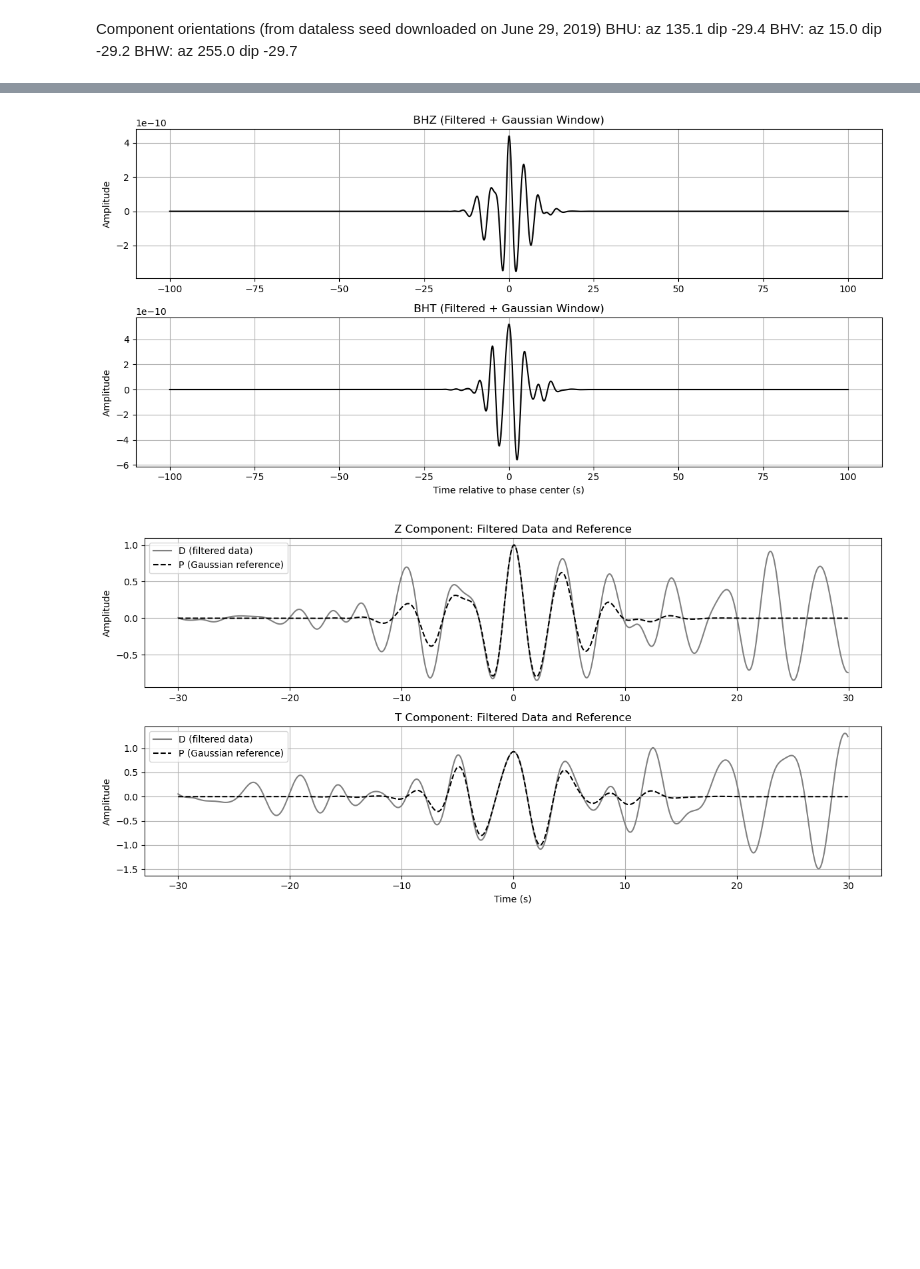
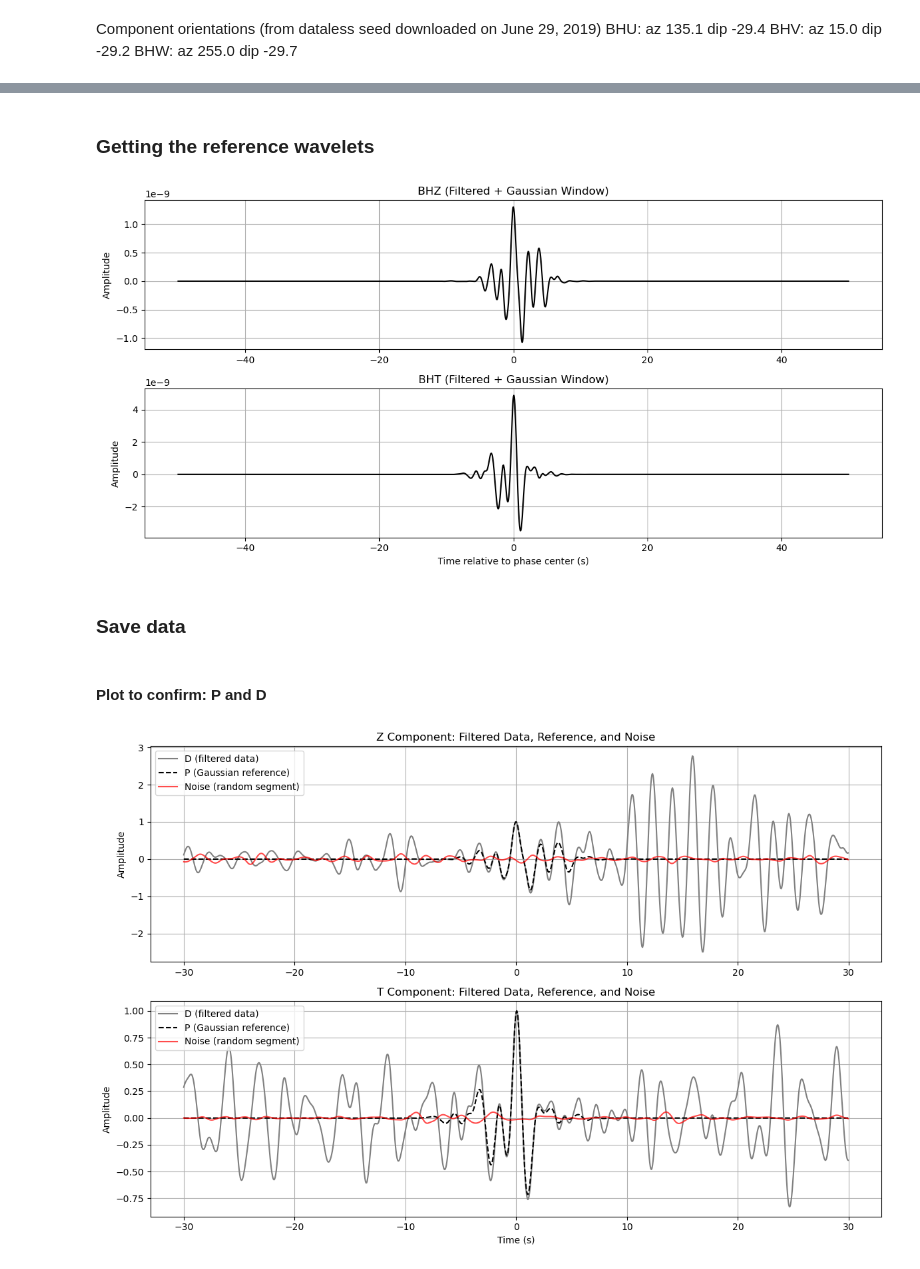
Before and after one commit to evanzzq/SHARP-SS, a Jupyter notebook: mars.ipynb, the cells around one changed output, grey strips where cells are left out. Drawn from its saved outputs; the diff is of its cells as text; code cells hidden in the pictures; blank space fills up the shorter version.

```diff
--- a/mars.ipynb
+++ b/mars.ipynb
@@ -140,3 +385,5 @@ plt.show()
+# %% [markdown]
+### Getting the reference wavelets
 # %%
 import numpy as np
 # --- Apply Gaussian Window ---
@@ -146,7 +393,7 @@ t_zoom_z = t_z[idx_z] - z_time_center
 t_zoom_t = t_t[idx_t] - t_time_center
 
 # Gaussian window (sigma = 6 s)
-sigma = 6.0
+sigma = 3.0
 gaussian_window_z = np.exp(-0.5 * (t_zoom_z / sigma)**2)
 gaussian_window_t = np.exp(-0.5 * (t_zoom_t / sigma)**2)
 
@@ -173,5 +420,7 @@ plt.grid()
 plt.tight_layout()
 plt.show()
 # %% [output]
-[figure, old version]
+[figure, new version]
+# %% [markdown]
+### Save data
 # %%
@@ -236,37 +507,61 @@ np.savez(filedir+"/data/S0976a_SS_src_6s/S0976a_SS.npz", P=P_t, D=D_t, time=time
 #     pickle.dump(prior, f)
 # with open("./S0976a_PP_SS/prior.pkl", "wb") as f:
 #     pickle.dump(prior, f)
+# %% [markdown]
+#### Plot to confirm: P and D
 # %%
-# --- Plot P and D to Confirm ---
+import numpy as np
+import matplotlib.pyplot as plt
 
-data_Z = np.load(filedir+"/data/S0976a_PP_src_6s/S0976a_PP.npz")
-data_T = np.load(filedir+"/data/S0976a_SS_src_6s/S0976a_SS.npz")
+# --- Load saved PP and SS data with noise ---
+data_Z = np.load(filedir+"/data/"+evname+"_PP/data.npz")
+data_T = np.load(filedir+"/data/"+evname+"_SS/data.npz")
 
 # Extract
-time = data_Z["time"]
-P_z, D_z = data_Z["P"], data_Z["D"]
-P_t, D_t = data_T["P"], data_T["D"]
+time   = data_Z["time"]
+P_z, D_z, noise_z = data_Z["P"], data_Z["D"], data_Z["noise"]
+P_t, D_t, noise_t = data_T["P"], data_T["D"], data_T["noise"]
 
-plt.figure(figsize=(12, 6))
+import numpy as np
+import matplotlib.pyplot as plt
 
+# --- Select random noise segment ---
+def random_noise_segment(noise_full, segment_len):
+    n_total = len(noise_full)
+    if segment_len > n_total:
+        raise ValueError("Segment length is longer than noise trace")
+    start_idx = np.random.randint(0, n_total - segment_len + 1)
+    return noise_full[start_idx:start_idx + segment_len]
+
+# Select segments
+noise_z_segment = random_noise_segment(noise_z, len(time))
+noise_t_segment = random_noise_segment(noise_t, len(time))
+
+# --- Plot ---
+plt.figure(figsize=(12, 8))
+
+# Z component
 plt.subplot(2, 1, 1)
-plt.plot(time, D_z, label="D (filtered data)", color='gray')
-plt.plot(time, P_z, label="P (Gaussian reference)", color='black', linestyle='--')
-plt.title("Z Component: Filtered Data and Reference")
+plt.plot(time, D_z, label="D (filtered data)", color="gray")
+plt.plot(time, P_z, label="P (Gaussian reference)", color="black", linestyle="--")
+plt.plot(time, noise_z_segment, label="Noise (random segment)", color="red", alpha=0.7)
+plt.title("Z Component: Filtered Data, Reference, and Noise")
 plt.ylabel("Amplitude")
 plt.legend()
 plt.grid()
 
+# T component
 plt.subplot(2, 1, 2)
-plt.plot(time, D_t, label="D (filtered data)", color='gray')
-plt.plot(time, P_t, label="P (Gaussian reference)", color='black', linestyle='--')
-plt.title("T Component: Filtered Data and Reference")
+plt.plot(time, D_t, label="D (filtered data)", color="gray")
+plt.plot(time, P_t, label="P (Gaussian reference)", color="black", linestyle="--")
+plt.plot(time, noise_t_segment, label="Noise (random segment)", color="red", alpha=0.7)
+plt.title("T Component: Filtered Data, Reference, and Noise")
 plt.xlabel("Time (s)")
 plt.ylabel("Amplitude")
 plt.legend()
 plt.grid()
 
 plt.tight_layout()
 plt.show()
 # %% [output]
-[figure, old version]
+[figure, new version]
```
Also changed, not shown: parts of 26 cells of this notebook, 7 other files.
